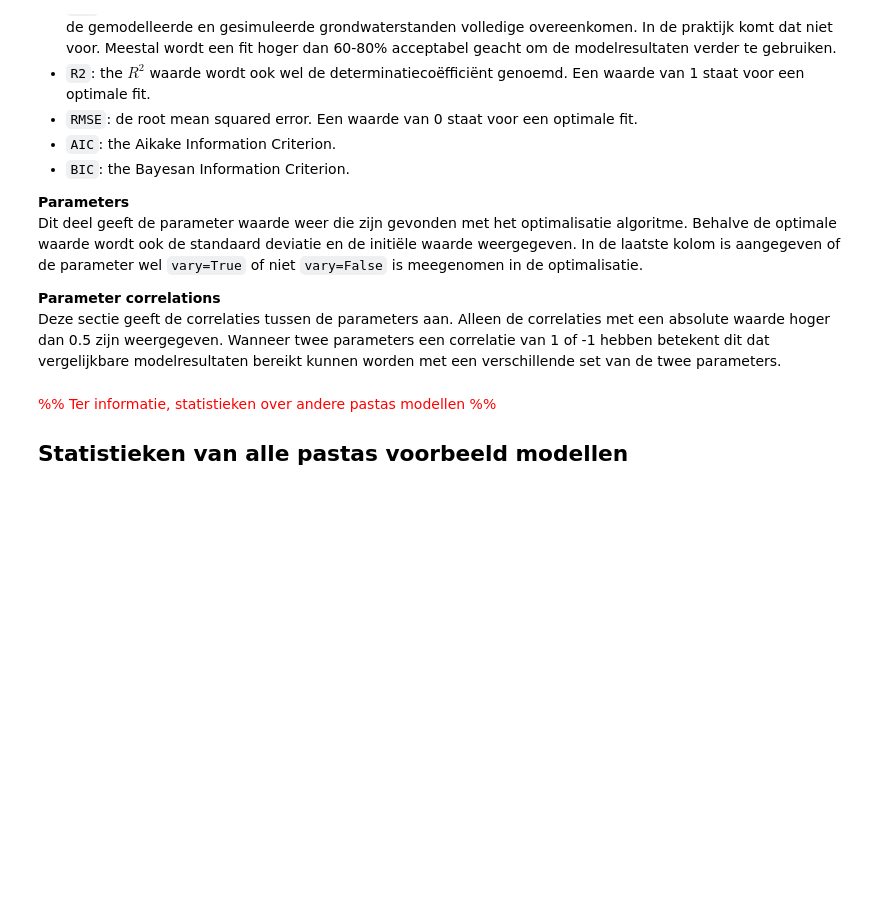
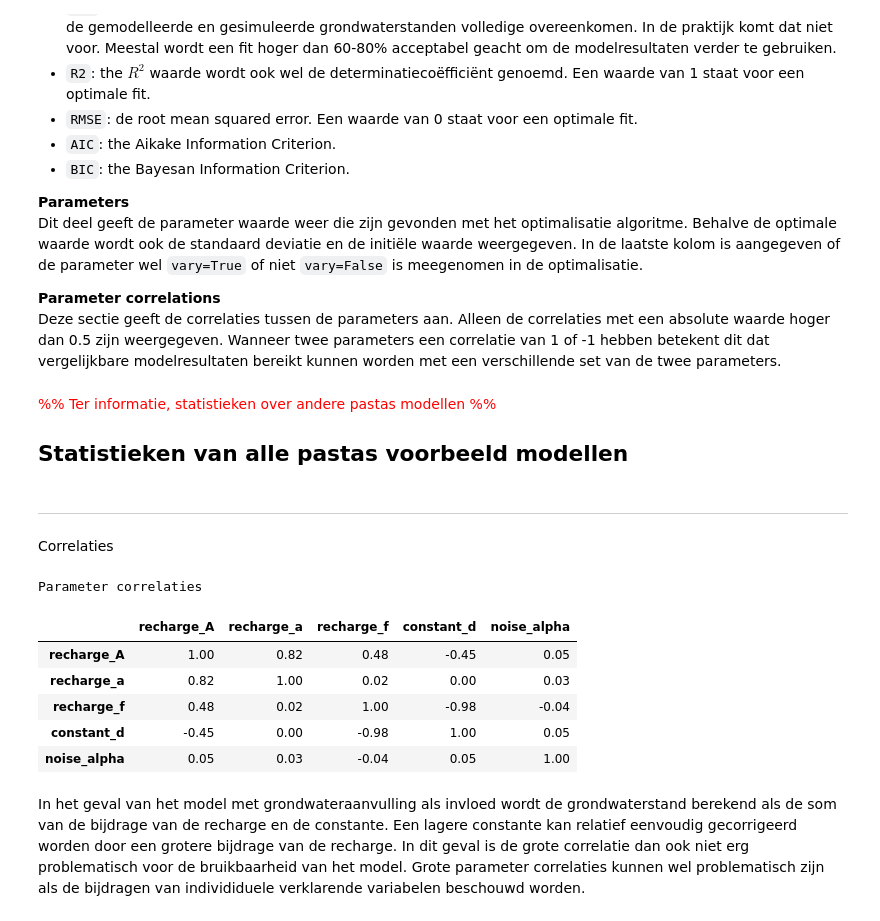
Before and after one commit to ArtesiaWater/stowa_handleiding_tijdreeksanalyse, a Jupyter notebook: beoordeling/scratch_pad.ipynb, the cells around one changed output. Saved outputs shown, nothing was run; the diff lists cells and outputs as text; code cells hidden in the pictures; blank space fills up the shorter version.

```diff
--- a/beoordeling/scratch_pad.ipynb
+++ b/beoordeling/scratch_pad.ipynb
@@ -515,3 +515,22 @@ Deze sectie geeft de correlaties tussen de parameters aan. Alleen de correlaties
 # %%
 stats = pd.read_csv("data/pastas_models_stats.csv", index_col=[0])
 stats.style.set_precision(3)
+# %% [markdown]
+<hr>
+
+Correlaties
+# %%
+# correlatiecoëfficiënten
+pcor = ml1.fit.pcor.copy()
+pcor.style.applymap(cbg).applymap(ctxt).set_precision(
+    2).highlight_null(null_color='lightgray').set_caption("Parameter correlaties")
+# %% [output]
+Parameter correlaties
+|  | recharge_A | recharge_a | recharge_f | constant_d | noise_alpha |
+| recharge_A | 1.00 | 0.82 | 0.48 | -0.45 | 0.05 |
+| recharge_a | 0.82 | 1.00 | 0.02 | 0.00 | 0.03 |
+| recharge_f | 0.48 | 0.02 | 1.00 | -0.98 | -0.04 |
+| constant_d | -0.45 | 0.00 | -0.98 | 1.00 | 0.05 |
+| noise_alpha | 0.05 | 0.03 | -0.04 | 0.05 | 1.00 |
+# %% [markdown]
+In het geval van het model met grondwateraanvulling als invloed wordt de grondwaterstand berekend als de som van de bijdrage van de recharge en de constante. Een lagere constante kan relatief eenvoudig gecorrigeerd worden door een grotere bijdrage van de recharge. In dit geval is de grote correlatie dan ook niet erg problematisch voor de bruikbaarheid van het model. Grote parameter correlaties kunnen wel problematisch zijn als de bijdragen van individiduele verklarende variabelen beschouwd worden.
```
Also changed, not shown: 1 other file.
